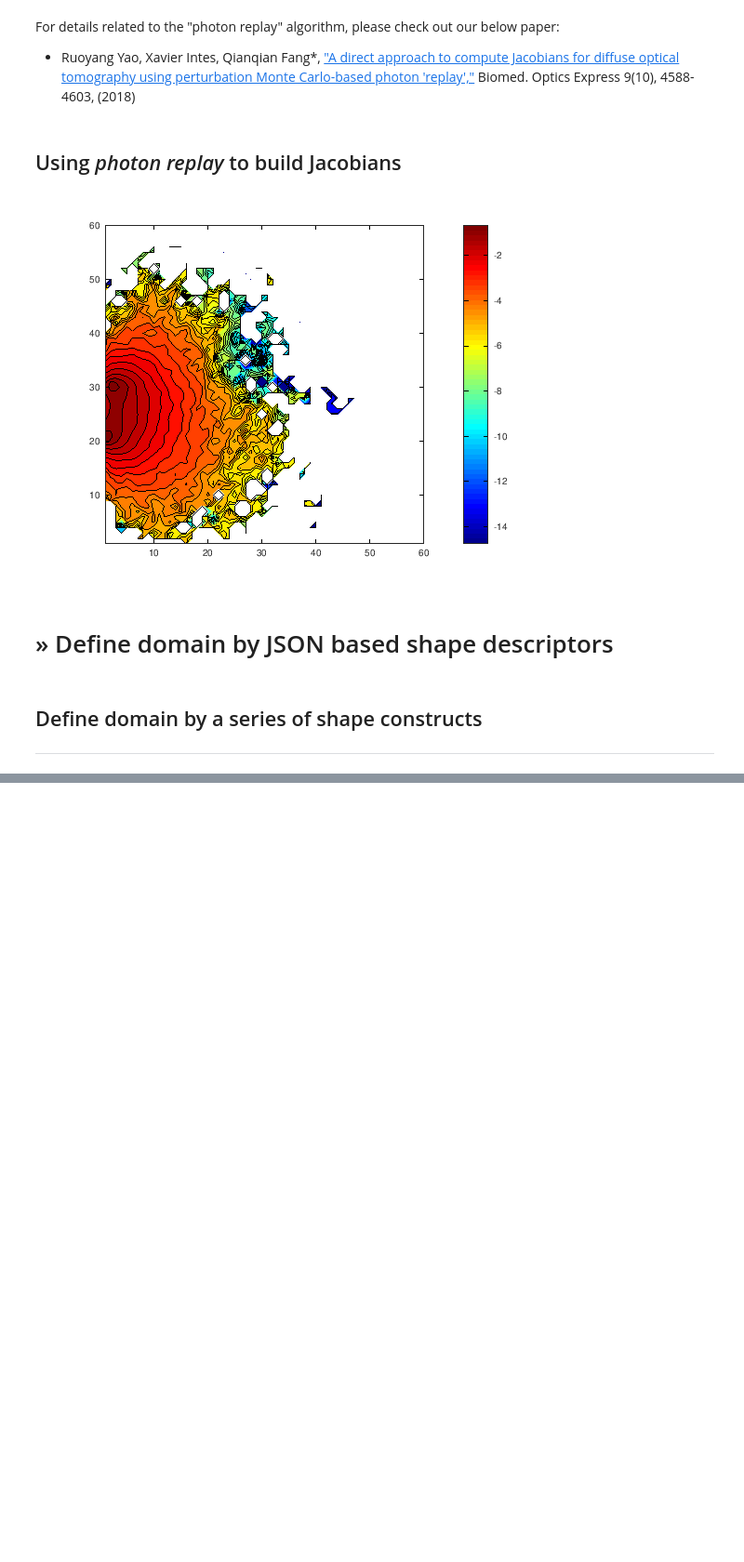
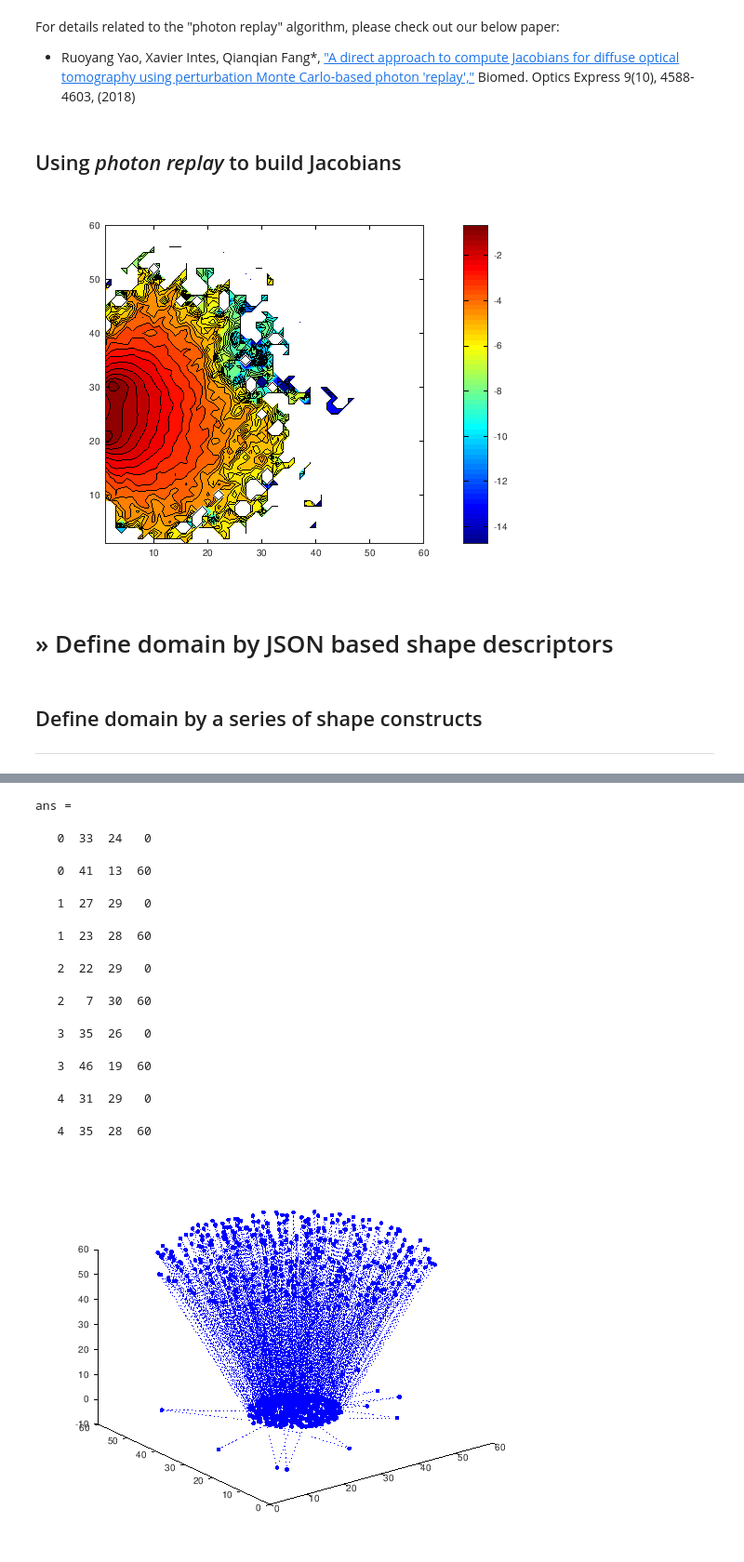
Before and after one commit to fangq/mcx, a Jupyter notebook: mcxlab/tutorials/mcxlab_getting_started.ipynb, the cells around one changed output, grey strips where cells are left out. Shown: that part at 93% size. Cells and saved outputs as stored; diff of their text form; code cells hidden in the pictures; blank space fills up the shorter version.

```diff
--- a/mcxlab/tutorials/mcxlab_getting_started.ipynb
+++ b/mcxlab/tutorials/mcxlab_getting_started.ipynb
@@ -441,0 +531,17 @@ axis equal
+# %%
+%%octave
+sortedlines=mcxplotphotons(traj, 'color','b', 'linestyle', ':', 'markersize', 10);
+[sortedlines.id(1:10) sortedlines.pos(1:10,:)]
+# %% [output]
+ans =
+   0  33  24   0
+   0  41  13  60
+   1  27  29   0
+   1  23  28  60
+   2  22  29   0
+   2   7  30  60
+   3  35  26   0
+   3  46  19  60
+   4  31  29   0
+   4  35  28  60
+[figure, added]
```
Also changed, not shown: parts of 16 cells of this notebook.
